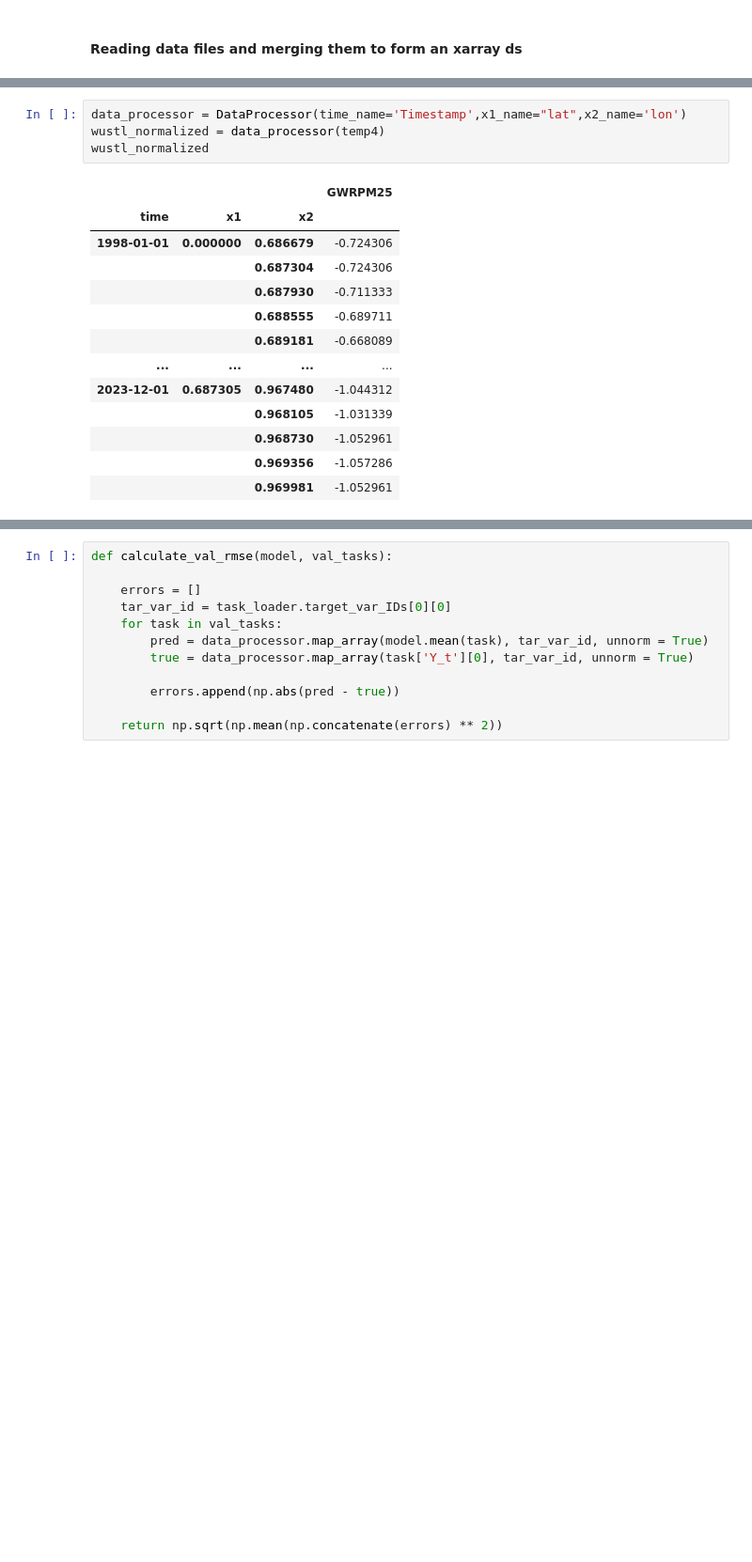
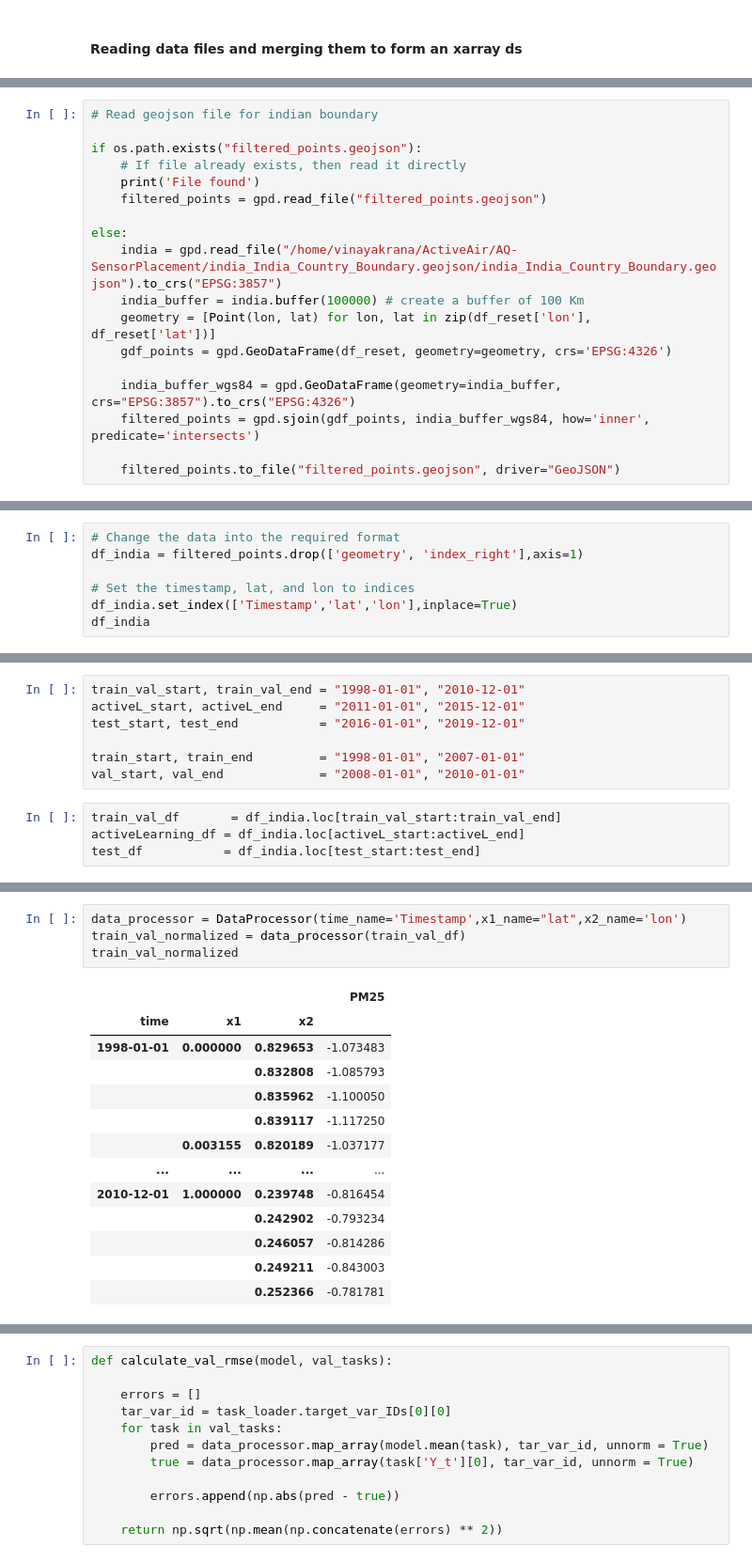
Before and after one commit to vinayakrana/AQ-SensorPlacement, a Jupyter notebook: InitialModelTrain.ipynb, the cells around one changed output, grey strips where cells are left out. Shown at 94% size. Cells and saved outputs as stored; diff of their text form; blank space fills up the shorter version.

Commit message:
Train notebook complete (without predict)

```diff
--- a/InitialModelTrain.ipynb
+++ b/InitialModelTrain.ipynb
@@ -56,0 +125,18 @@ temp4 = temp.dropna(subset=['GWRPM25'])
+# %%
+# Read geojson file for indian boundary
+
+if os.path.exists("filtered_points.geojson"):
+    # If file already exists, then read it directly
+    print('File found')
+    filtered_points = gpd.read_file("filtered_points.geojson")
+
+else:
+    india = gpd.read_file("/home/vinayakrana/ActiveAir/AQ-SensorPlacement/india_India_Country_Boundary.geojson/india_India_Country_Boundary.geojson").to_crs("EPSG:3857")
+    india_buffer = india.buffer(100000) # create a buffer of 100 Km
+    geometry = [Point(lon, lat) for lon, lat in zip(df_reset['lon'], df_reset['lat'])]
+    gdf_points = gpd.GeoDataFrame(df_reset, geometry=geometry, crs='EPSG:4326')
+
+    india_buffer_wgs84 = gpd.GeoDataFrame(geometry=india_buffer, crs="EPSG:3857").to_crs("EPSG:4326")
+    filtered_points = gpd.sjoin(gdf_points, india_buffer_wgs84, how='inner', predicate='intersects')
+
+    filtered_points.to_file("filtered_points.geojson", driver="GeoJSON")
@@ -56,0 +185,7 @@ temp4 = temp.dropna(subset=['GWRPM25'])
+# %%
+# Change the data into the required format
+df_india = filtered_points.drop(['geometry', 'index_right'],axis=1)
+
+# Set the timestamp, lat, and lon to indices
+df_india.set_index(['Timestamp','lat','lon'],inplace=True)
+df_india
@@ -56,0 +213,11 @@ temp4 = temp.dropna(subset=['GWRPM25'])
+# %%
+train_val_start, train_val_end = "1998-01-01", "2010-12-01"
+activeL_start, activeL_end     = "2011-01-01", "2015-12-01"
+test_start, test_end           = "2016-01-01", "2019-12-01"
+
+train_start, train_end         = "1998-01-01", "2007-01-01"
+val_start, val_end             = "2008-01-01", "2010-01-01"
+# %%
+train_val_df       = df_india.loc[train_val_start:train_val_end]
+activeLearning_df = df_india.loc[activeL_start:activeL_end]
+test_df           = df_india.loc[test_start:test_end]
@@ -57,18 +228,18 @@ temp4 = temp.dropna(subset=['GWRPM25'])
 # %%
 data_processor = DataProcessor(time_name='Timestamp',x1_name="lat",x2_name='lon')
-wustl_normalized = data_processor(temp4)
-wustl_normalized
+train_val_normalized = data_processor(train_val_df)
+train_val_normalized
 # %% [output]
-|  |  |  | GWRPM25 |
+|  |  |  | PM25 |
 | time | x1 | x2 |  |
-| 1998-01-01 | 0.000000 | 0.686679 | -0.724306 |
-|  |  | 0.687304 | -0.724306 |
-|  |  | 0.687930 | -0.711333 |
-|  |  | 0.688555 | -0.689711 |
-|  |  | 0.689181 | -0.668089 |
+| 1998-01-01 | 0.000000 | 0.829653 | -1.073483 |
+|  |  | 0.832808 | -1.085793 |
+|  |  | 0.835962 | -1.100050 |
+|  |  | 0.839117 | -1.117250 |
+|  | 0.003155 | 0.820189 | -1.037177 |
 | ... | ... | ... | ... |
-| 2023-12-01 | 0.687305 | 0.967480 | -1.044312 |
-|  |  | 0.968105 | -1.031339 |
-|  |  | 0.968730 | -1.052961 |
-|  |  | 0.969356 | -1.057286 |
-|  |  | 0.969981 | -1.052961 |
+| 2010-12-01 | 1.000000 | 0.239748 | -0.816454 |
+|  |  | 0.242902 | -0.793234 |
+|  |  | 0.246057 | -0.814286 |
+|  |  | 0.249211 | -0.843003 |
+|  |  | 0.252366 | -0.781781 |
```
Also changed, not shown: parts of 33 cells of this notebook.
